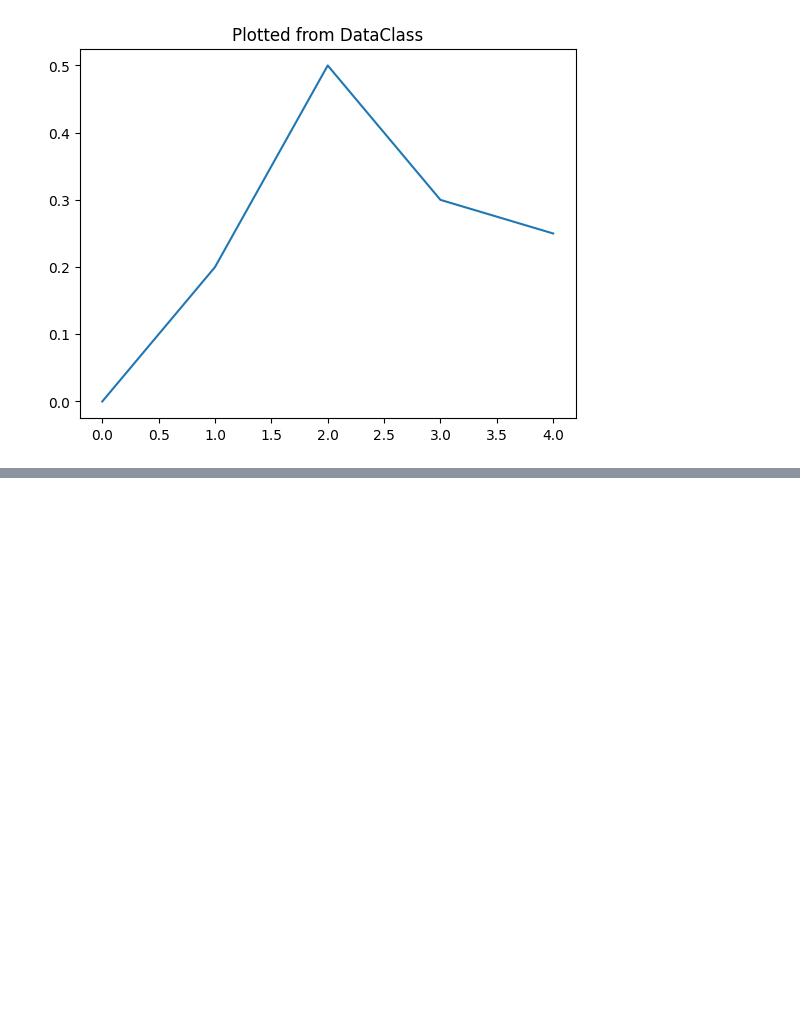
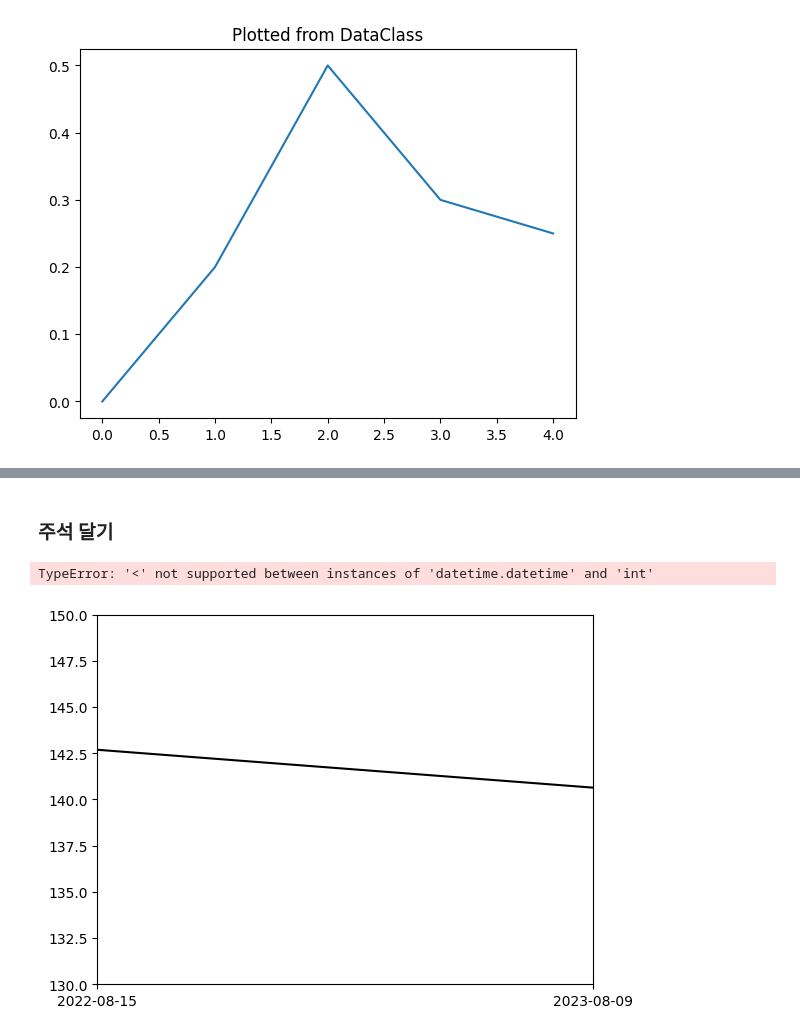
Before and after one commit to leejaesang6098/aiffel_study, a Jupyter notebook: 0811_node/matplotlib.ipynb, the cells around one changed output, grey strips where cells are left out. Drawn from its saved outputs; the diff is of its cells as text; code cells hidden in the pictures; blank space fills up the shorter version.

```diff
--- a/0811_node/matplotlib.ipynb
+++ b/0811_node/matplotlib.ipynb
@@ -61,3 +64,7 @@ data.plot()
 # %% [output]
 <Axes: title={'center': 'Plotted from DataClass'}>
 [figure]
+# %%
+data = pd.read_csv("AMZN.csv")
+price = data['Close']
+data
@@ -63,0 +85,22 @@ data.plot()
+# %% [markdown]
+### 주석 달기
+# %%
+fig = plt.figure()
+ax = fig.add_subplot(1, 1, 1)
+price.plot(ax=ax, style='black')
+plt.ylim([130, 150])
+plt.xlim(['2022-08-15', '2023-08-09'])
+
+important_data = [(datetime(2022, 8, 15), "Low Price"), (datetime(2023, 8, 9), "Peak Price")]
+for d, label in important_data:
+    ax.annotate(label, xy=(d, price.asof(d)+10),  # 주석 좌표 (x,y)
+                xytext=(d, price.asof(d)+100),  # 주석 텍스트가 위치할 좌표(x,y)
+                arrowprops=dict(facecolor='red'))  # 화살표 추가 및 색 설정
+
+ax.set_title('StockPrice')
+plt.grid()
+
+plt.show()
+# %% [output]
+TypeError: '<' not supported between instances of 'datetime.datetime' and 'int'
+[figure, added]
```
Also changed, not shown: parts of 7 cells of this notebook.
